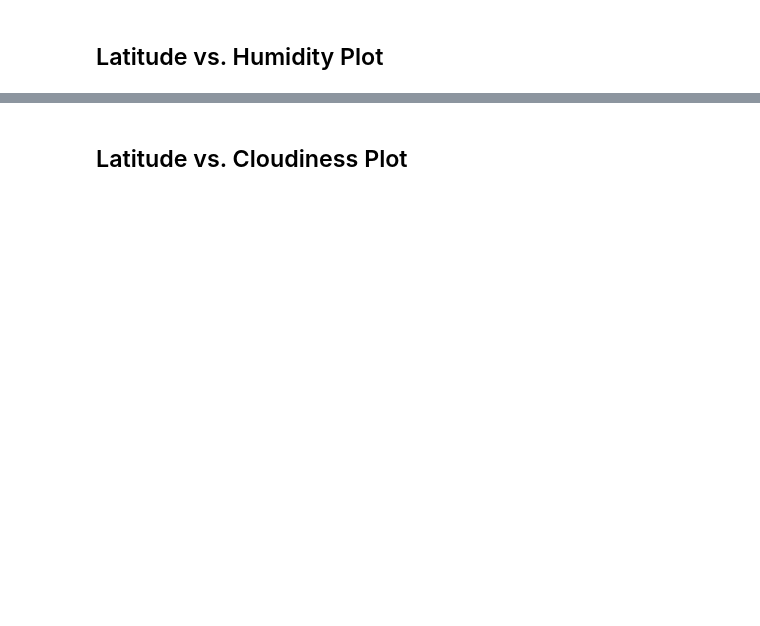
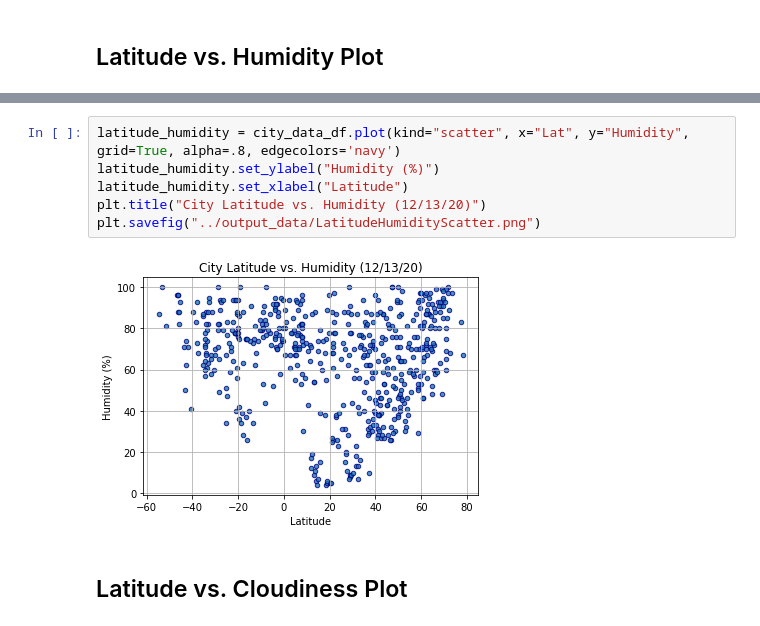
Before and after one commit to nsheets91/api_homework, a Jupyter notebook: starter_code/WeatherPy.ipynb, the cells around one changed output, grey strips where cells are left out. Saved outputs shown, nothing was run; the diff lists cells and outputs as text; blank space fills up the shorter version.

```diff
--- a/starter_code/WeatherPy.ipynb
+++ b/starter_code/WeatherPy.ipynb
@@ -199,2 +200,10 @@ Skip this step if there are no cities that have humidity > 100%.
+# %%
+latitude_humidity = city_data_df.plot(kind="scatter", x="Lat", y="Humidity", grid=True, alpha=.8, edgecolors='navy')
+latitude_humidity.set_ylabel("Humidity (%)")
+latitude_humidity.set_xlabel("Latitude")
+plt.title("City Latitude vs. Humidity (12/13/20)")
+plt.savefig("../output_data/LatitudeHumidityScatter.png")
+# %% [output]
+[figure, added]
 # %% [markdown]
 ## Latitude vs. Cloudiness Plot
```
Also changed, not shown: parts of 10 cells of this notebook, 2 other files.
